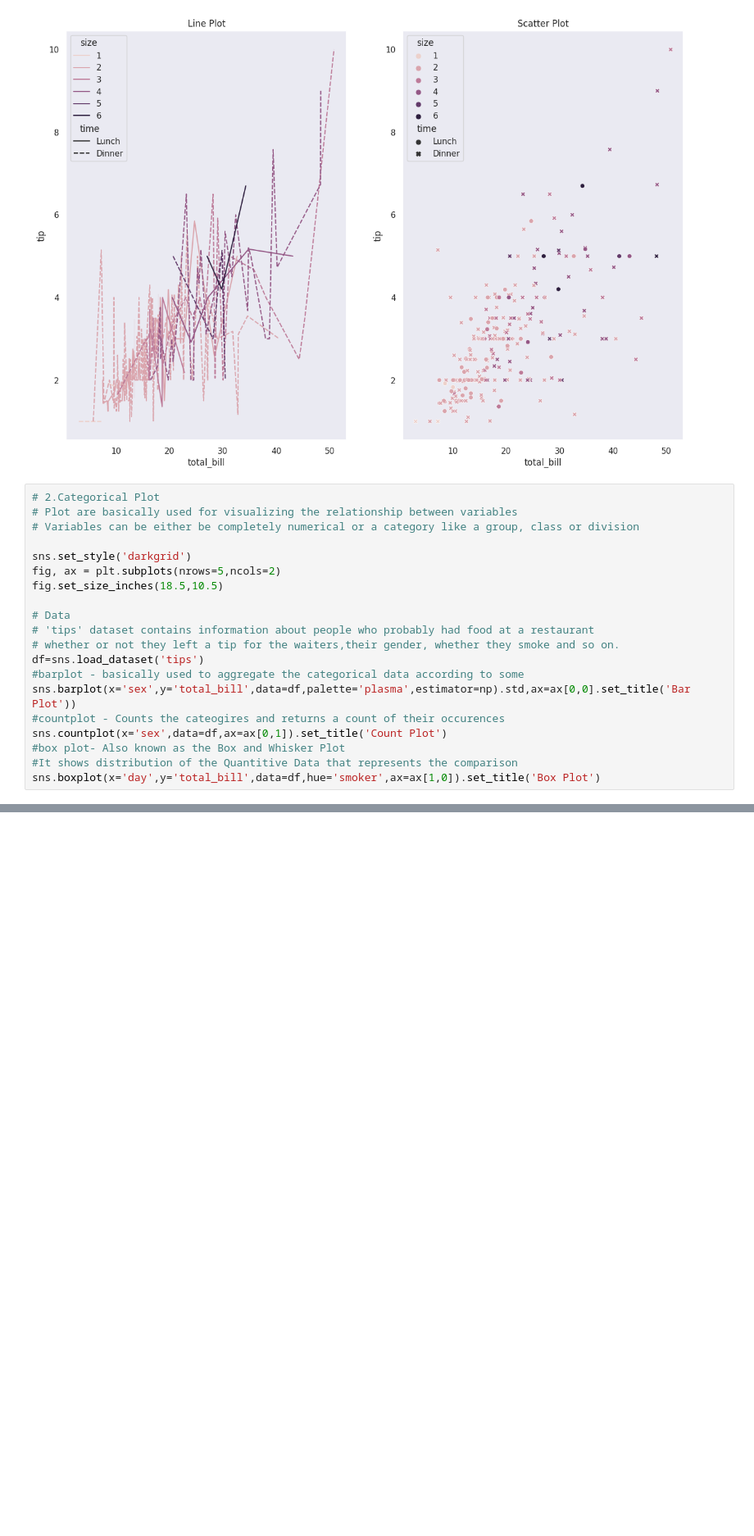
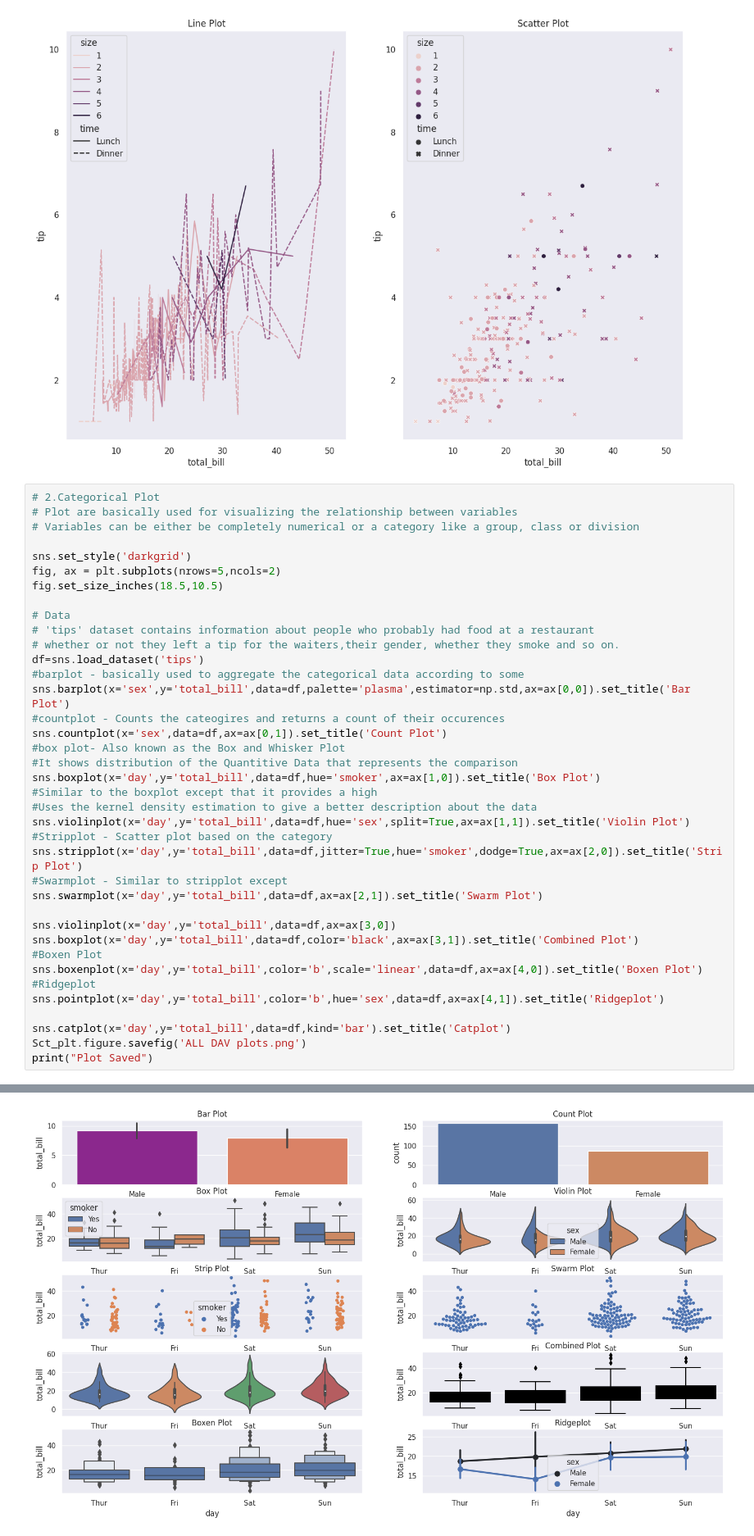
Before and after one commit to V-Adithya/DAV-Python, a Jupyter notebook: DAV Labsheet 7.ipynb, the cells around one changed output, grey strips where cells are left out. Shown at 82% size. Drawn from its saved outputs; the diff is of its cells as text; blank space fills up the shorter version.

```diff
--- a/DAV Labsheet 7.ipynb
+++ b/DAV Labsheet 7.ipynb
@@ -105,10 +105,28 @@ fig.set_size_inches(18.5,10.5)
 # whether or not they left a tip for the waiters,their gender, whether they smoke and so on.
 df=sns.load_dataset('tips')
 #barplot - basically used to aggregate the categorical data according to some
-sns.barplot(x='sex',y='total_bill',data=df,palette='plasma',estimator=np).std,ax=ax[0,0].set_title('Bar Plot'))
+sns.barplot(x='sex',y='total_bill',data=df,palette='plasma',estimator=np.std,ax=ax[0,0]).set_title('Bar Plot')
 #countplot - Counts the cateogires and returns a count of their occurences
 sns.countplot(x='sex',data=df,ax=ax[0,1]).set_title('Count Plot')
 #box plot- Also known as the Box and Whisker Plot
 #It shows distribution of the Quantitive Data that represents the comparison
 sns.boxplot(x='day',y='total_bill',data=df,hue='smoker',ax=ax[1,0]).set_title('Box Plot')
+#Similar to the boxplot except that it provides a high
+#Uses the kernel density estimation to give a better description about the data
+sns.violinplot(x='day',y='total_bill',data=df,hue='sex',split=True,ax=ax[1,1]).set_title('Violin Plot')
+#Stripplot - Scatter plot based on the category
+sns.stripplot(x='day',y='total_bill',data=df,jitter=True,hue='smoker',dodge=True,ax=ax[2,0]).set_title('Strip Plot')
+#Swarmplot - Similar to stripplot except
+sns.swarmplot(x='day',y='total_bill',data=df,ax=ax[2,1]).set_title('Swarm Plot')
+
+sns.violinplot(x='day',y='total_bill',data=df,ax=ax[3,0])
+sns.boxplot(x='day',y='total_bill',data=df,color='black',ax=ax[3,1]).set_title('Combined Plot')
+#Boxen Plot
+sns.boxenplot(x='day',y='total_bill',color='b',scale='linear',data=df,ax=ax[4,0]).set_title('Boxen Plot')
+#Ridgeplot
+sns.pointplot(x='day',y='total_bill',color='b',hue='sex',data=df,ax=ax[4,1]).set_title('Ridgeplot')
+
+sns.catplot(x='day',y='total_bill',data=df,kind='bar').set_title('Catplot')
+Sct_plt.figure.savefig('ALL DAV plots.png')
+print("Plot Saved")
 # %% [output]
@@ -115,0 +134 @@ SyntaxError: unmatched ')' (2392979321.py, line 14)
+[figure, added]
```
Also changed, not shown: parts of 1 cell of this notebook, 1 other file.
